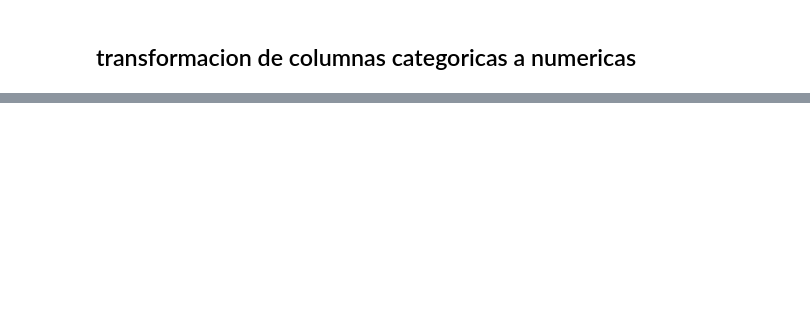
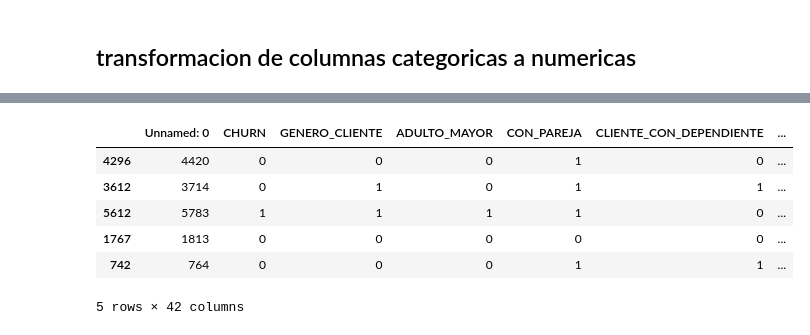
Before and after one commit to raohxxx/Telecom-2-challenge, a Jupyter notebook: telecomX2.ipynb, the cells around one changed output, grey strips where cells are left out. Cells and saved outputs as stored; diff of their text form; code cells hidden in the pictures; blank space fills up the shorter version.

Commit message:
transformado df a df_encoded

```diff
--- a/telecomX2.ipynb
+++ b/telecomX2.ipynb
@@ -106,0 +126,16 @@ df
+# %%
+columnas_binarias = ['CHURN', 'GENERO_CLIENTE', 'CON_PAREJA', 'CLIENTE_CON_DEPENDIENTE', 'SERVICIO_TELEFONO','MULTIPLES_LINEAS','BOLETA_ELECTRONICA']
+
+for col in columnas_binarias:
+    df[col] = df[col].replace({'Si': 1, 'No': 0, 'Mujer':0,'Hombre':1})
+
+df_encoded = pd.get_dummies(data=df, columns=columnas_categoricas, dtype=int)
+display(df_encoded.sample(5))
+# %% [output]
+|  | Unnamed: 0 | CHURN | GENERO_CLIENTE | ADULTO_MAYOR | CON_PAREJA | CLIENTE_CON_DEPENDIENTE | ... |
+| 4296 | 4420 | 0 | 0 | 0 | 1 | 0 | ... |
+| 3612 | 3714 | 0 | 1 | 0 | 1 | 1 | ... |
+| 5612 | 5783 | 1 | 1 | 1 | 1 | 0 | ... |
+| 1767 | 1813 | 0 | 0 | 0 | 0 | 0 | ... |
+| 742 | 764 | 0 | 0 | 0 | 1 | 1 | ... |
+5 rows × 42 columns
```
Also changed, not shown: parts of 3 cells of this notebook.
